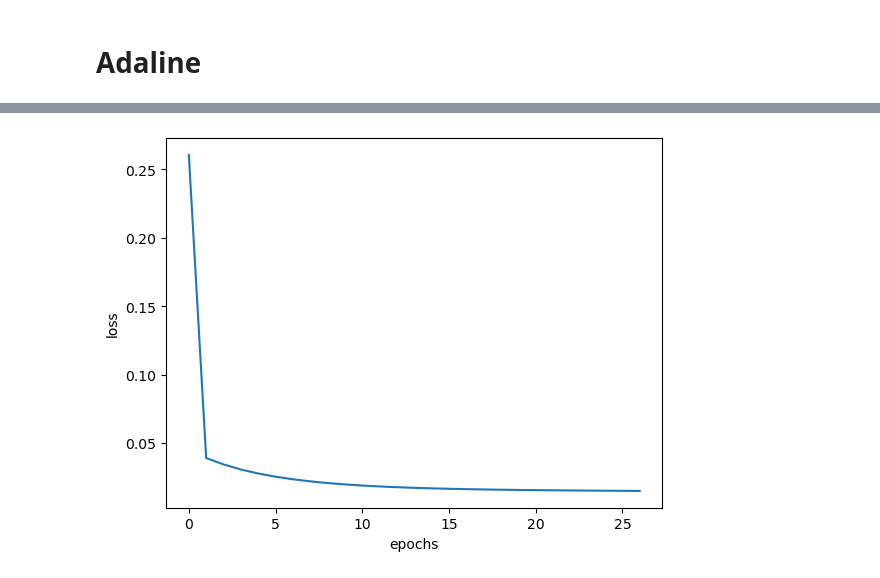
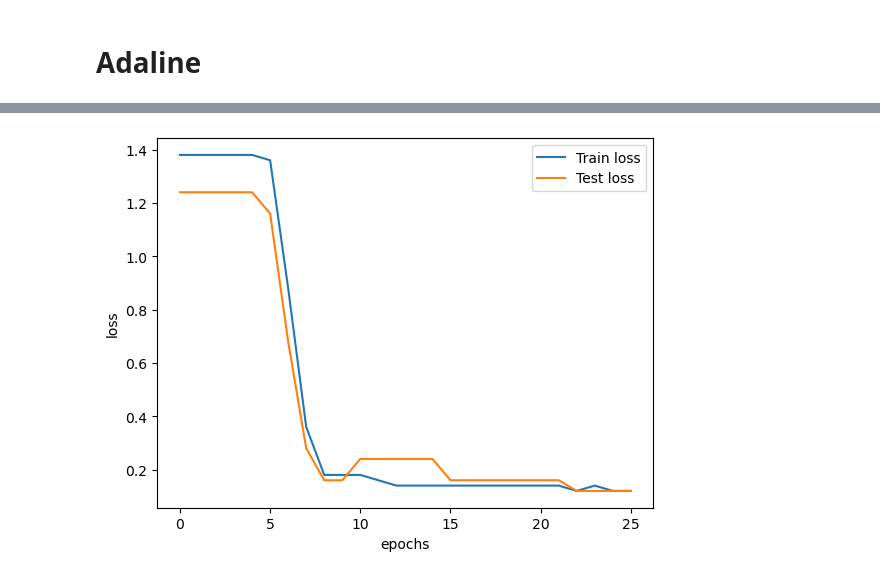
Before and after one commit to Vicproph/DL-HW1, a Jupyter notebook: Ali/2-1-2alef.ipynb, the cells around one changed output, grey strips where cells are left out. Cells and saved outputs as stored; diff of their text form; code cells hidden in the pictures.

```diff
--- a/Ali/2-1-2alef.ipynb
+++ b/Ali/2-1-2alef.ipynb
@@ -156,9 +110,13 @@ x_train.shape, y_train.shape
 # %%
 
 class Adaline:
-    def __init__(self, inputs, targets):
-        self.inputs = inputs
-        self.targets = targets
+    def __init__(self, x_train, y_train, x_test, y_test):
+        self.inputs = x_train
+        self.targets = y_train
+
+        self.x_test = x_test
+        self.y_test = y_test
+
         np.random.seed(42)
         self._weights = np.random.random(self.inputs.shape[1])
         self._bias = np.random.random()
@@ -167,12 +125,15 @@ class Adaline:
         self.lr = lr
         self.thr = thr
         self.losses = []
+        self.test_losses = []
 
         for epoch in range(max_epochs):
             errors = []
 
             for i in range(self.inputs.shape[0]):
                 y = np.dot(self.inputs[i], self._weights) + self._bias
+                y = 1.0 if y >= 0 else -1.0
+
                 error = 0.5 * ((self.targets[i] - y) ** 2)
                 update = self.lr * (self.targets[i] - y)
                 self._weights += update * self.inputs[i]
@@ -180,14 +141,27 @@ class Adaline:
                 errors.append(error)
 
             loss = np.mean(errors)
-            print(f'Epoch {epoch+1}, Loss = {loss}')
+
             self.losses.append(loss)
+            test_errors = []
+            for i in range(self.x_test.shape[0]):
+                unactivated_test_pred = (
+                        np.dot(self._weights, self.x_test[i]) + self._bias
+                    )
+
+                test_pred = 1.0 if unactivated_test_pred >= 0 else -1.0
+
+                test_error = 0.5 * ((self.y_test[i] - test_pred) ** 2)
+                test_errors.append(test_error)
+                test_loss = np.mean(test_errors)
+            self.test_losses.append(test_loss)
+            print(f"Epoch: {epoch} | Loss: {loss} | Test Loss: {test_loss}")
 
             if loss < self.thr:
-                print(f'Converged after {epoch+1} epochs.')
+                print(f"Converged after {epoch} epochs!")
                 break
 
-        return self._weights, self._bias, self.losses
+        return  self.test_losses, self.losses
 
     def predict(self, test_data):
         predictions = []
@@ -196,6 +170,6 @@ class Adaline:
             predictions.append(y)
         return np.array(predictions)
 # %%
-model = Adaline(x_train.values, y_train.values)
-_,_, losses = model.fit(0.01, 0.015)
+model = Adaline(x_train, y_train, x_test, y_test)
+test_losses, losses = model.fit(0.001, 0.02, 25)
 # %% [output]
@@ -219,7 +193,9 @@ Converged after 27 epochs.
 # %%
-plt.plot(losses)
+plt.plot(losses, label="Train loss")
+plt.plot(test_losses, label="Test loss")
+plt.legend()
 plt.xlabel("epochs")
 plt.ylabel("loss")
 plt.show()
 # %% [output]
-[figure, old version]
+[figure, new version]
```
Also changed, not shown: parts of 10 cells of this notebook, 1 other file.
